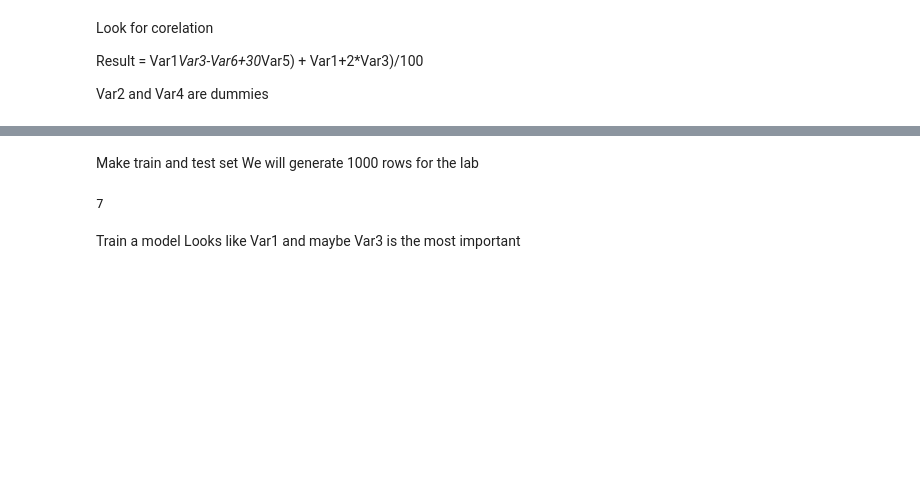
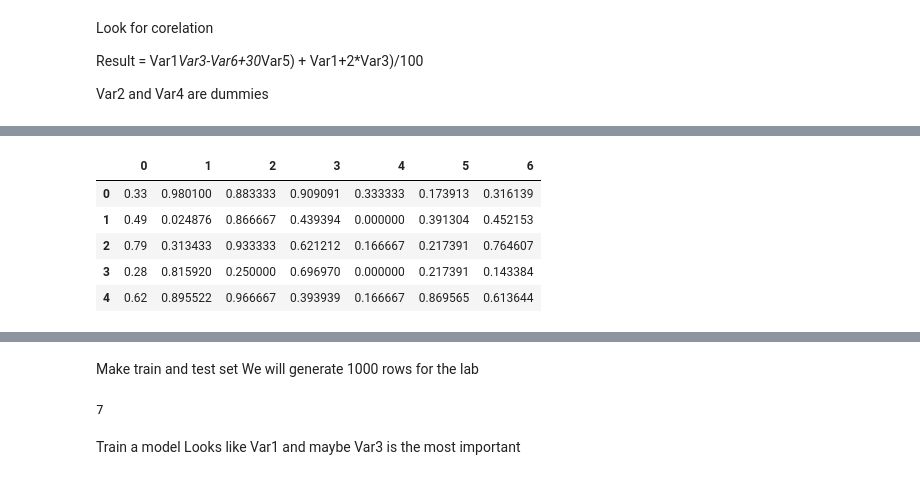
Before and after one commit to umaimehm/Intro_to_AI, a Jupyter notebook: 2021 Lab/Lab4/Untitled.ipynb, the cells around one changed output, grey strips where cells are left out. Saved outputs shown, nothing was run; the diff lists cells and outputs as text; code cells hidden in the pictures; blank space fills up the shorter version.

```diff
--- a/2021 Lab/Lab4/Untitled.ipynb
+++ b/2021 Lab/Lab4/Untitled.ipynb
@@ -81,0 +90,9 @@ ax3 = df.plot(kind='scatter', x='Var3', y='Result', color='b', ax=ax1)
+# %%
+df.head()
+# %% [output]
+|  | 0 | 1 | 2 | 3 | 4 | 5 | 6 |
+| 0 | 0.33 | 0.980100 | 0.883333 | 0.909091 | 0.333333 | 0.173913 | 0.316139 |
+| 1 | 0.49 | 0.024876 | 0.866667 | 0.439394 | 0.000000 | 0.391304 | 0.452153 |
+| 2 | 0.79 | 0.313433 | 0.933333 | 0.621212 | 0.166667 | 0.217391 | 0.764607 |
+| 3 | 0.28 | 0.815920 | 0.250000 | 0.696970 | 0.000000 | 0.217391 | 0.143384 |
+| 4 | 0.62 | 0.895522 | 0.966667 | 0.393939 | 0.166667 | 0.869565 | 0.613644 |
```
Also changed, not shown: parts of 22 cells of this notebook, 8 other files.
